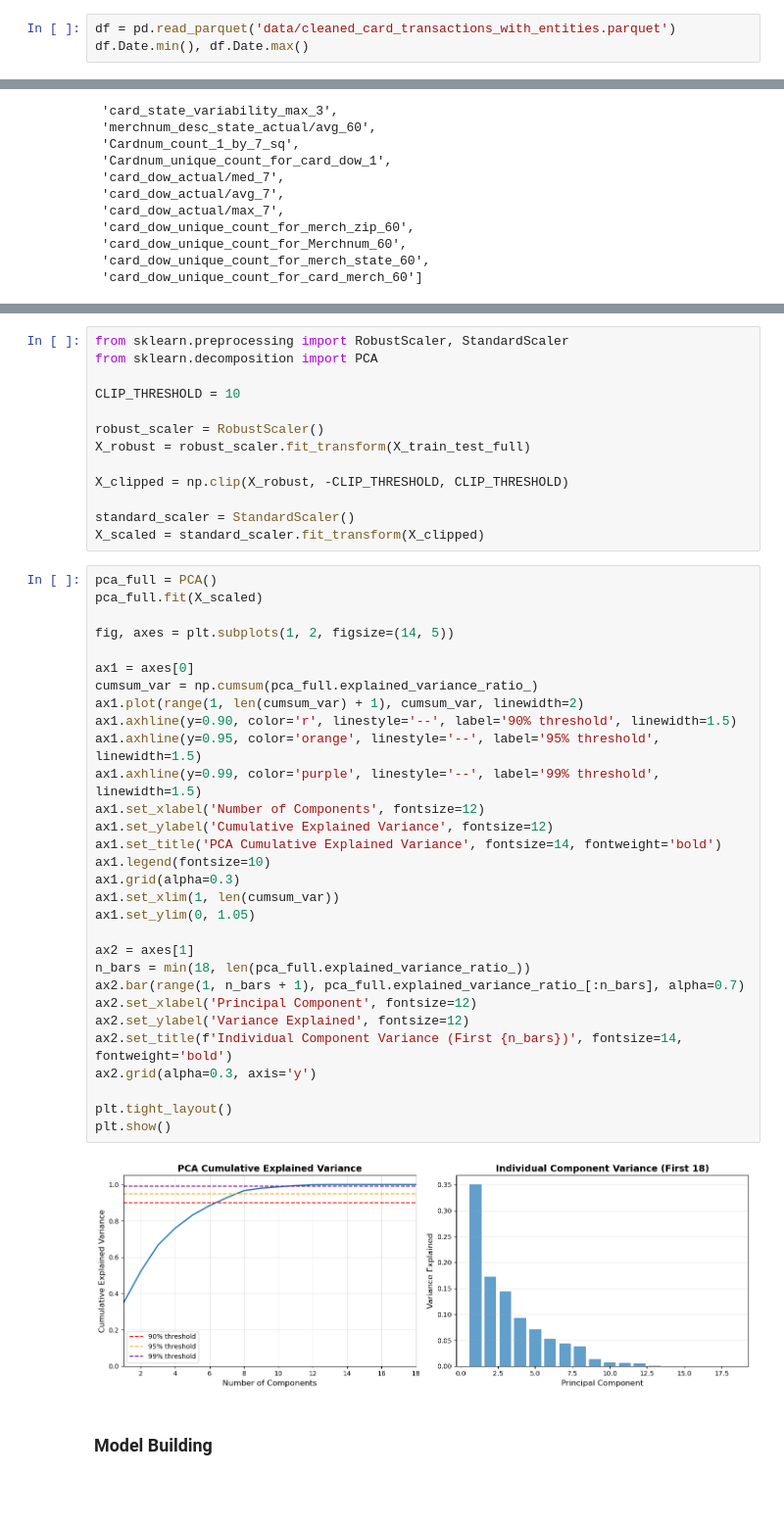
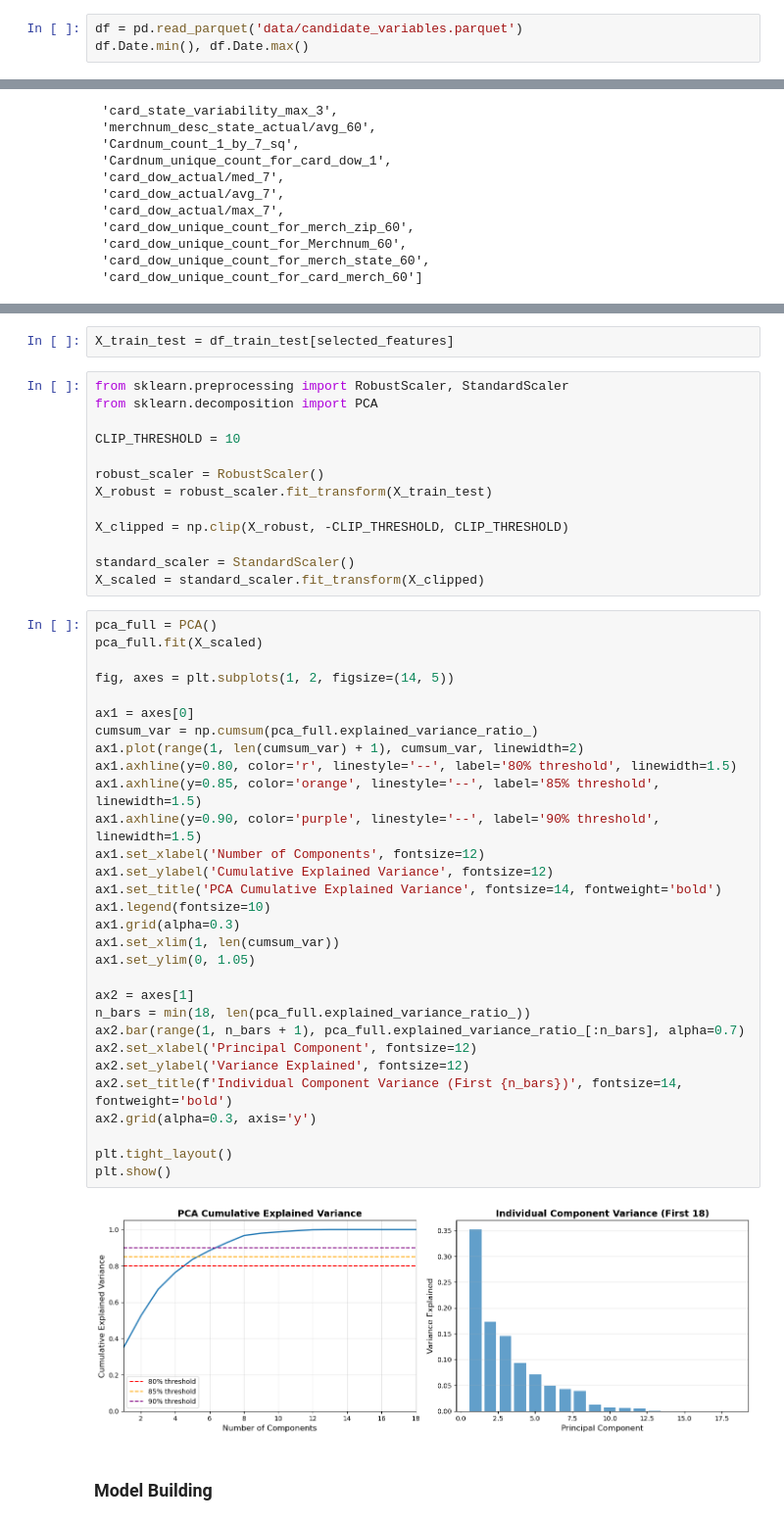
Before and after one commit to kevinp972/fraud-detection-model, a Jupyter notebook: 5_model_building_eval.ipynb, the cells around one changed output, grey strips where cells are left out. Shown at 98% size. Cells and saved outputs as stored; diff of their text form; blank space fills up the shorter version.

```diff
--- a/5_model_building_eval.ipynb
+++ b/5_model_building_eval.ipynb
@@ -27,6 +23,6 @@ We leave the validation set out for real out-of-time prediction, and for the res
 # %% [markdown]
 ### Data Prep
 # %%
-df = pd.read_parquet('data/cleaned_card_transactions_with_entities.parquet')
+df = pd.read_parquet('data/candidate_variables.parquet')
 df.Date.min(), df.Date.max()
 # %% [output]
@@ -125,3 +81,5 @@ Fraud rate: 2.50%
+# %%
+X_train_test = df_train_test[selected_features]
 # %%
 from sklearn.preprocessing import RobustScaler, StandardScaler
 from sklearn.decomposition import PCA
@@ -129,7 +87,7 @@ from sklearn.decomposition import PCA
 CLIP_THRESHOLD = 10
 
 robust_scaler = RobustScaler()
-X_robust = robust_scaler.fit_transform(X_train_test_full)
+X_robust = robust_scaler.fit_transform(X_train_test)
 
 X_clipped = np.clip(X_robust, -CLIP_THRESHOLD, CLIP_THRESHOLD)
 
@@ -138,35 +96,35 @@ X_scaled = standard_scaler.fit_transform(X_clipped)
 # %%
 pca_full = PCA()
 pca_full.fit(X_scaled)
 
 fig, axes = plt.subplots(1, 2, figsize=(14, 5))
 
 ax1 = axes[0]
 cumsum_var = np.cumsum(pca_full.explained_variance_ratio_)
 ax1.plot(range(1, len(cumsum_var) + 1), cumsum_var, linewidth=2)
-ax1.axhline(y=0.90, color='r', linestyle='--', label='90% threshold', linewidth=1.5)
-ax1.axhline(y=0.95, color='orange', linestyle='--', label='95% threshold', linewidth=1.5)
-ax1.axhline(y=0.99, color='purple', linestyle='--', label='99% threshold', linewidth=1.5)
+ax1.axhline(y=0.80, color='r', linestyle='--', label='80% threshold', linewidth=1.5)
+ax1.axhline(y=0.85, color='orange', linestyle='--', label='85% threshold', linewidth=1.5)
+ax1.axhline(y=0.90, color='purple', linestyle='--', label='90% threshold', linewidth=1.5)
 ax1.set_xlabel('Number of Components', fontsize=12)
 ax1.set_ylabel('Cumulative Explained Variance', fontsize=12)
 ax1.set_title('PCA Cumulative Explained Variance', fontsize=14, fontweight='bold')
 ax1.legend(fontsize=10)
 ax1.grid(alpha=0.3)
 ax1.set_xlim(1, len(cumsum_var))
 ax1.set_ylim(0, 1.05)
 
 ax2 = axes[1]
 n_bars = min(18, len(pca_full.explained_variance_ratio_))
 ax2.bar(range(1, n_bars + 1), pca_full.explained_variance_ratio_[:n_bars], alpha=0.7)
 ax2.set_xlabel('Principal Component', fontsize=12)
 ax2.set_ylabel('Variance Explained', fontsize=12)
 ax2.set_title(f'Individual Component Variance (First {n_bars})', fontsize=14, fontweight='bold')
 ax2.grid(alpha=0.3, axis='y')
 
 plt.tight_layout()
 plt.show()
 # %% [output]
-[figure, old version]
+[figure, new version]
 # %% [markdown]
 ### Model Building
 # %%
```
Also changed, not shown: parts of 10 cells of this notebook.
